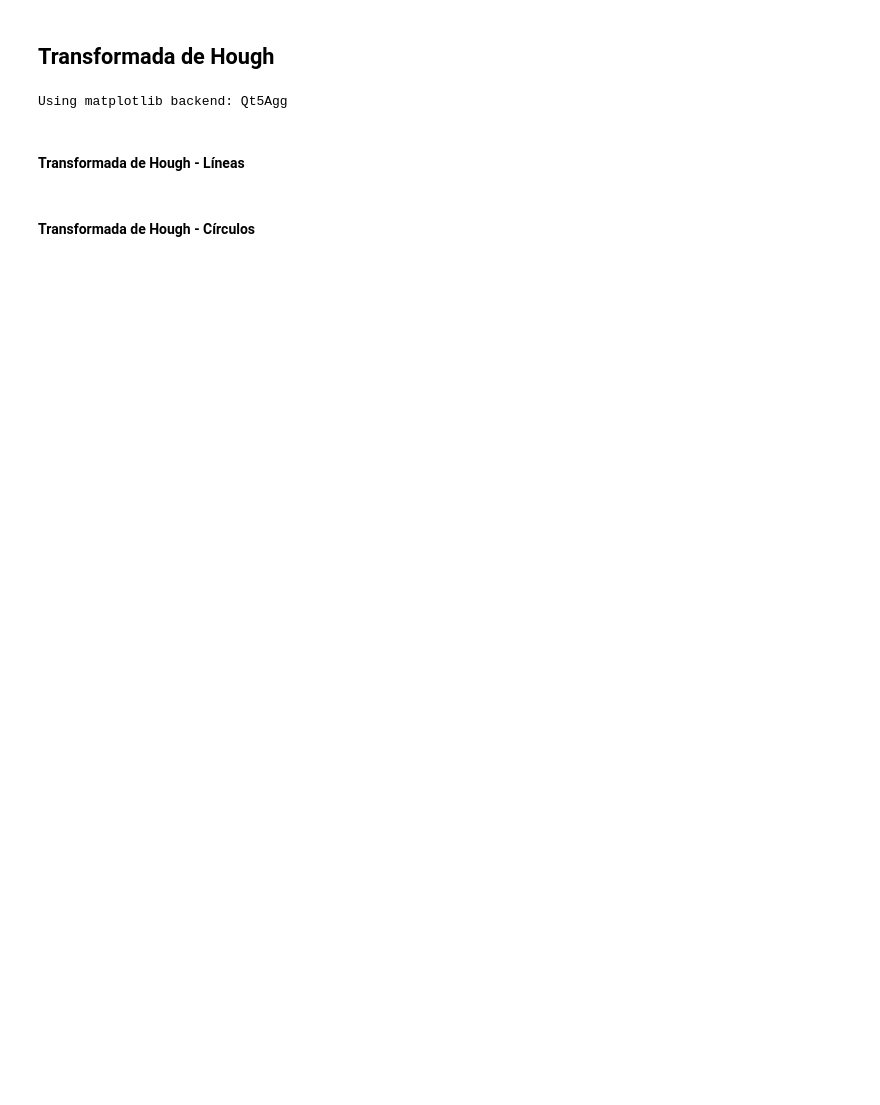
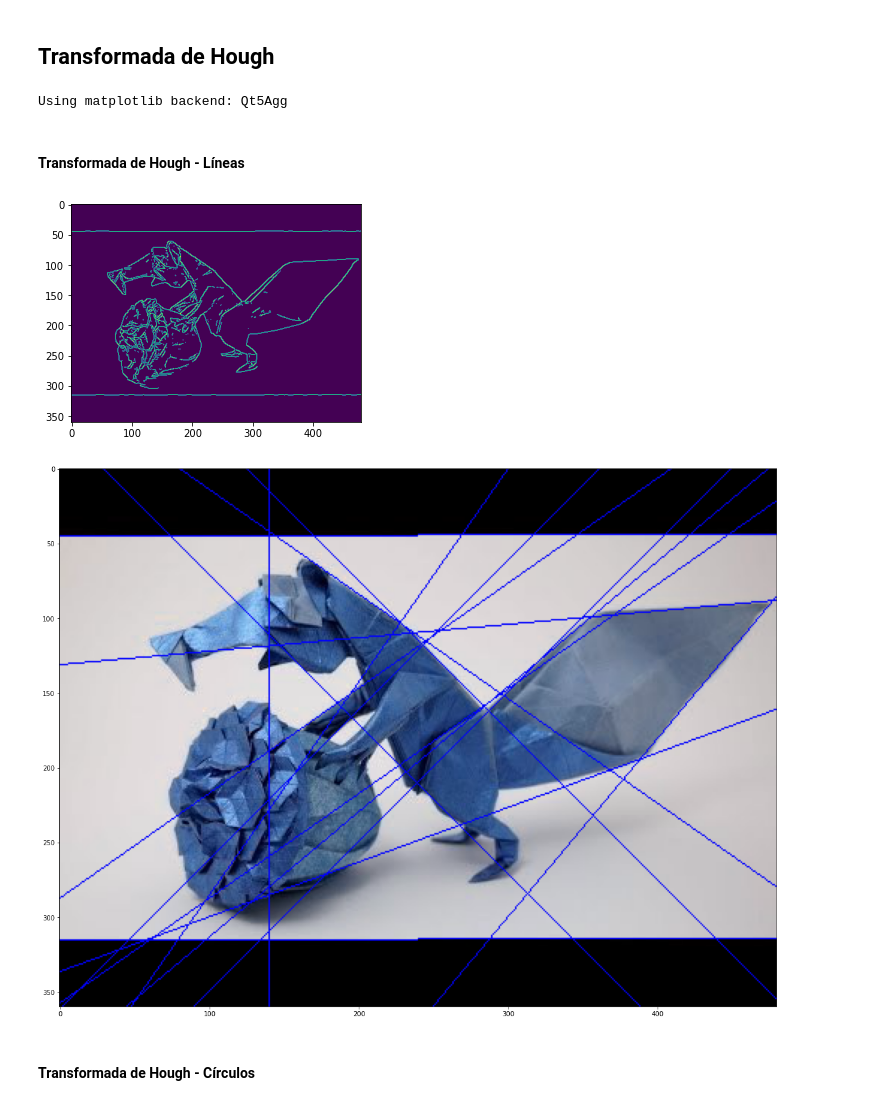
Before and after one commit to AguAcerbo/Carrera-de-Especializacion-en-IA, a Jupyter notebook: B2-Computer_Vision_1/Clase4/00. Hough.ipynb, the cells around one changed output. Saved outputs shown, nothing was run; the diff lists cells and outputs as text; code cells hidden in the pictures; blank space fills up the shorter version.

```diff
--- a/B2-Computer_Vision_1/Clase4/00. Hough.ipynb
+++ b/B2-Computer_Vision_1/Clase4/00. Hough.ipynb
@@ -25,34 +25,37 @@ gray = cv.cvtColor(img,cv.COLOR_BGR2GRAY)
 #===============================
 edges = cv.Canny(gray,150,160,apertureSize = 3)
 #plt.figure(figsize=(20,20))
 plt.imshow(edges)
 plt.show()
 
 # Obtenemos las líneas por la transformada de Hough
 #==================================================
 rho_step = 1
 theta_step = (np.pi/180)*5
-thresh = 70
+thresh = 65
 lines = cv.HoughLines(edges,rho_step,theta_step,thresh)
 
 # Dibujamos lo resultados
 #========================
 for line in lines:
     rho,theta = line[0]
     a = np.cos(theta)
     b = np.sin(theta)
     x0 = a*rho
     y0 = b*rho
     x1 = int(x0 + 1000*(-b))
     y1 = int(y0 + 1000*(a))
     x2 = int(x0 - 1000*(-b))
     y2 = int(y0 - 1000*(a))
     cv.line(img,(x1,y1),(x2,y2),(0,0,255),1)
 
 cv.imwrite('houghlines3.jpg',img)
 plt.figure(figsize=(20,20))
 plt.imshow(img)
 plt.show()
+# %% [output]
+[figure, added]
+[figure, added]
 # %% [markdown]
 #### Transformada de Hough - Círculos
 # %%
```
Also changed, not shown: 5 other files.
